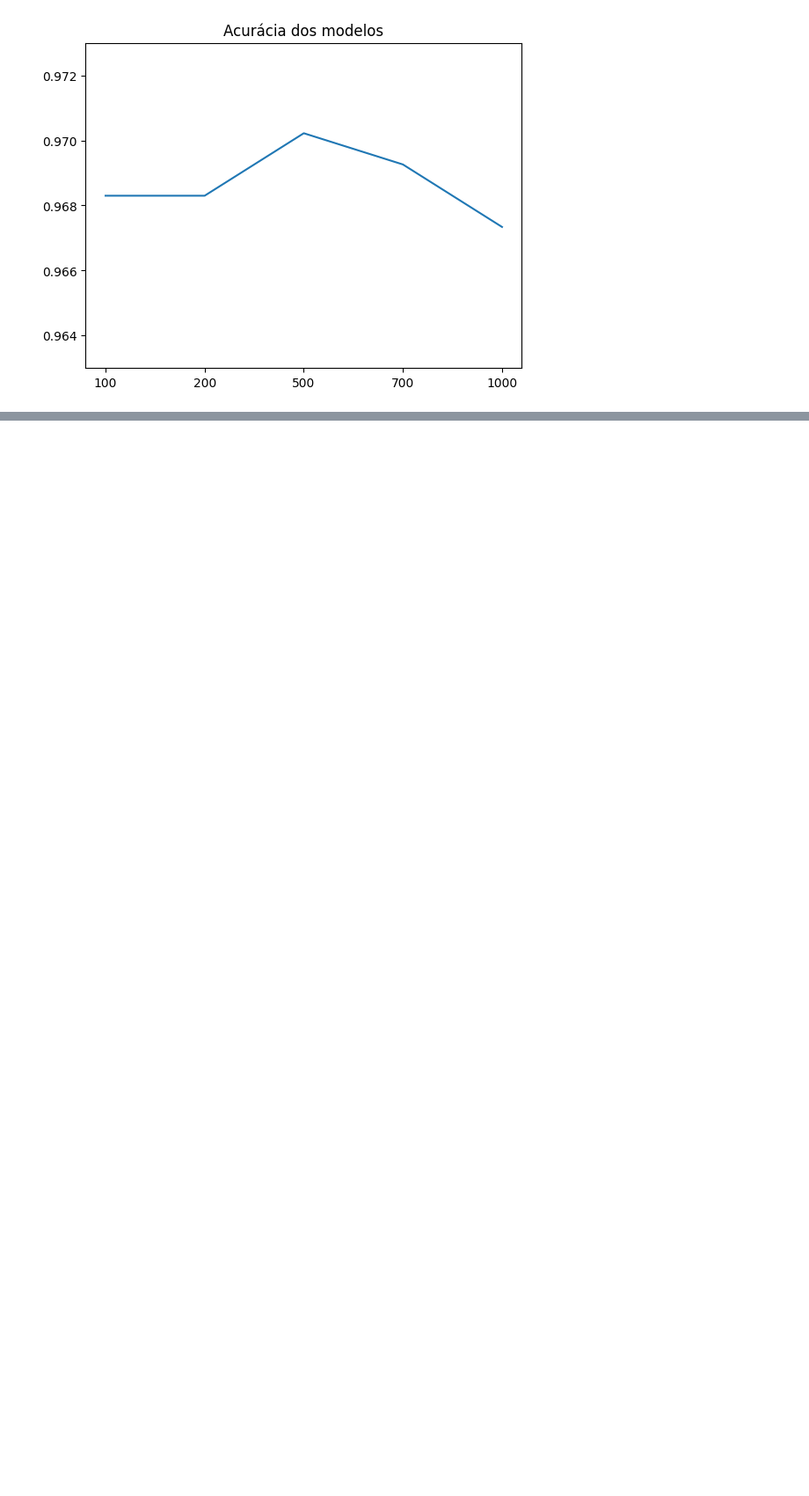
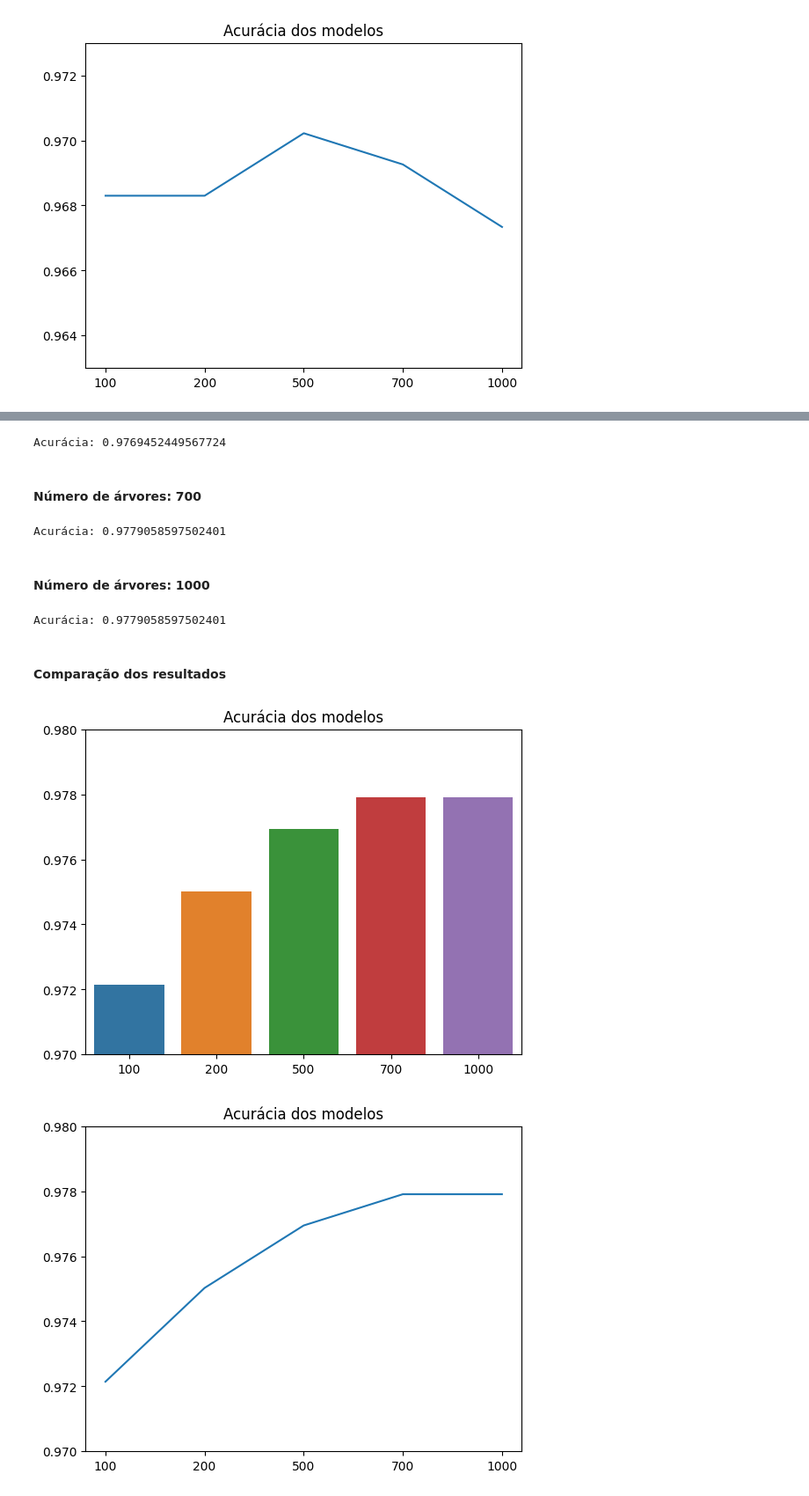
Before and after one commit to Academify/INF420-TP4, a Jupyter notebook: main.ipynb, the cells around one changed output, grey strips where cells are left out. Shown: that part at 88% size. Drawn from its saved outputs; the diff is of its cells as text; code cells hidden in the pictures; blank space fills up the shorter version.

Commit message:
Gradient Tree Boosting

```diff
--- a/main.ipynb
+++ b/main.ipynb
@@ -357,0 +376,8 @@ plt.show()
+# %%
+n_estimators = 200
+learning_rate = 0.1
+classifier = GradientBoostingClassifier(n_estimators=n_estimators, learning_rate=learning_rate)
+classifier.fit(X_train, y_train)
+y_pred = classifier.predict(X_test)
+accuracyGTB200 = accuracy_score(y_test, y_pred)
+print('Acurácia:', accuracyGTB200)
@@ -357,0 +388,51 @@ plt.show()
+# %%
+n_estimators = 500
+learning_rate = 0.1
+classifier = GradientBoostingClassifier(n_estimators=n_estimators, learning_rate=learning_rate)
+classifier.fit(X_train, y_train)
+y_pred = classifier.predict(X_test)
+accuracyGTB500 = accuracy_score(y_test, y_pred)
+print('Acurácia:', accuracyGTB500)
+# %% [output]
+Acurácia: 0.9769452449567724
+# %% [markdown]
+#### Número de árvores: 700
+# %%
+n_estimators = 700
+learning_rate = 0.1
+classifier = GradientBoostingClassifier(n_estimators=n_estimators, learning_rate=learning_rate)
+classifier.fit(X_train, y_train)
+y_pred = classifier.predict(X_test)
+accuracyGTB700 = accuracy_score(y_test, y_pred)
+print('Acurácia:', accuracyGTB700)
+# %% [output]
+Acurácia: 0.9779058597502401
+# %% [markdown]
+#### Número de árvores: 1000
+# %%
+n_estimators = 1000
+learning_rate = 0.1
+classifier = GradientBoostingClassifier(n_estimators=n_estimators, learning_rate=learning_rate)
+classifier.fit(X_train, y_train)
+y_pred = classifier.predict(X_test)
+accuracyGTB1000 = accuracy_score(y_test, y_pred)
+print('Acurácia:', accuracyGTB1000)
+# %% [output]
+Acurácia: 0.9779058597502401
+# %% [markdown]
+#### Comparação dos resultados
+# %%
+xaxis = ['100','200', '500', '700', '1000']
+yaxis = [accuracyGTB100, accuracyGTB200, accuracyGTB500, accuracyGTB700, accuracyGTB1000]
+sns.barplot(x=xaxis, y=yaxis)
+plt.title('Acurácia dos modelos')
+plt.ylim(0.97, 0.98)
+plt.show()
+
+sns.lineplot(x=xaxis, y=yaxis)
+plt.title('Acurácia dos modelos')
+plt.ylim(0.97, 0.98)
+plt.show()
+# %% [output]
+[figure, added]
+[figure, added]
```
Also changed, not shown: parts of 7 cells of this notebook.
